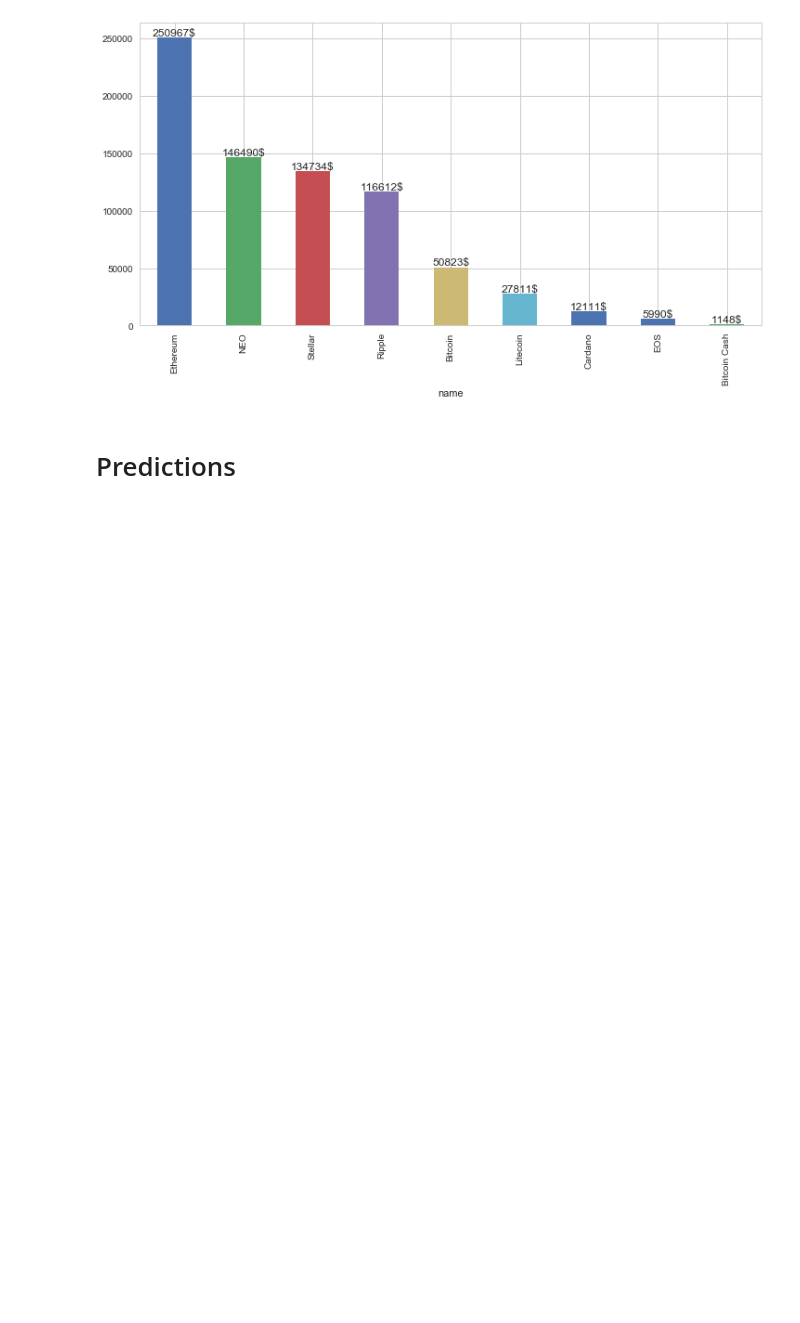
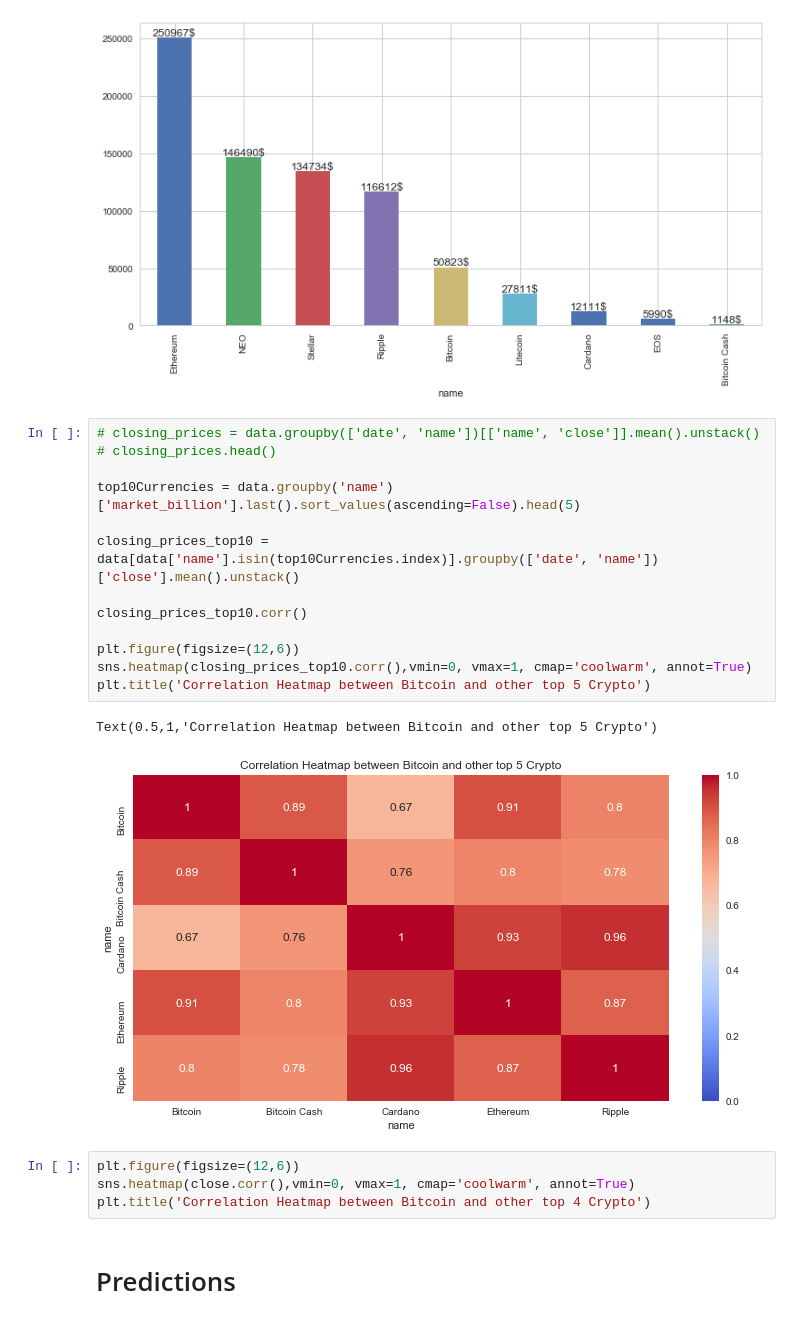
Before and after one commit to MihailoJoksimovic/cryptocurrency-analysys, a Jupyter notebook: Analysis.ipynb, the cells around one changed output. Saved outputs shown, nothing was run; the diff lists cells and outputs as text; blank space fills up the shorter version.

```diff
--- a/Analysis.ipynb
+++ b/Analysis.ipynb
@@ -216,6 +248,26 @@ for rect in ax.patches:
         plt.text(rect.get_x() + rect.get_width()/2.0, height, '%d$' % int(height), ha='center', va='bottom')
 # %% [output]
 [figure]
+# %%
+# closing_prices = data.groupby(['date', 'name'])[['name', 'close']].mean().unstack()
+# closing_prices.head()
+
+top10Currencies = data.groupby('name')['market_billion'].last().sort_values(ascending=False).head(5)
+
+closing_prices_top10 = data[data['name'].isin(top10Currencies.index)].groupby(['date', 'name'])['close'].mean().unstack()
+
+closing_prices_top10.corr()
+
+plt.figure(figsize=(12,6))
+sns.heatmap(closing_prices_top10.corr(),vmin=0, vmax=1, cmap='coolwarm', annot=True)
+plt.title('Correlation Heatmap between Bitcoin and other top 5 Crypto')
+# %% [output]
+Text(0.5,1,'Correlation Heatmap between Bitcoin and other top 5 Crypto')
+[figure, added]
+# %%
+plt.figure(figsize=(12,6))
+sns.heatmap(close.corr(),vmin=0, vmax=1, cmap='coolwarm', annot=True)
+plt.title('Correlation Heatmap between Bitcoin and other top 4 Crypto')
 # %% [markdown]
 # Predictions
 # %% [markdown]
```
Also changed, not shown: parts of 4 cells of this notebook.
